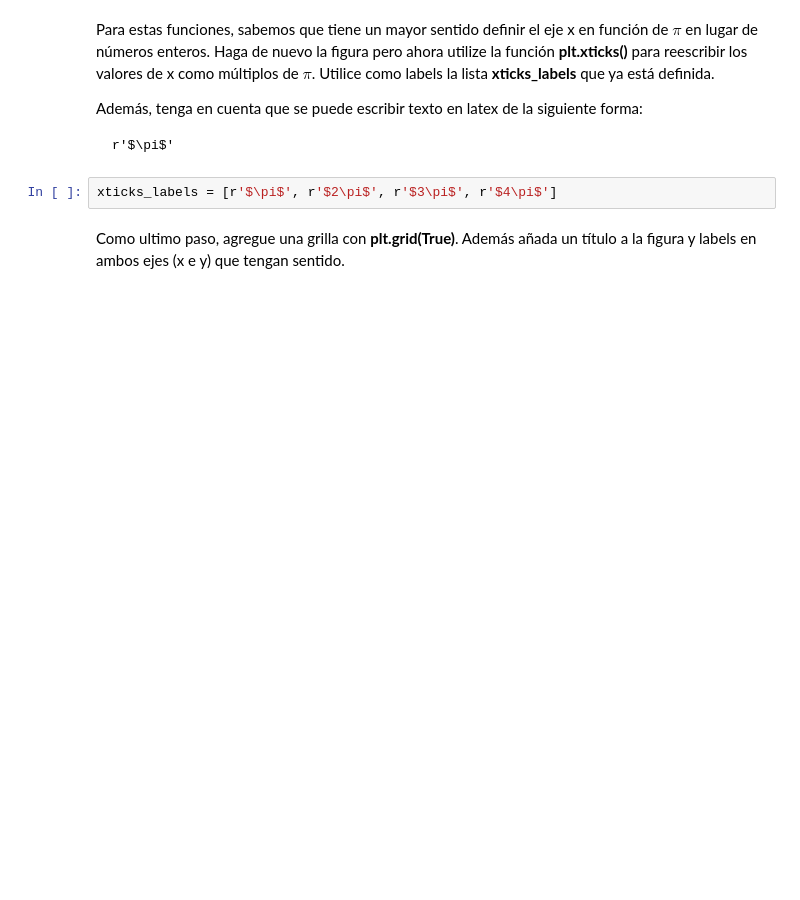
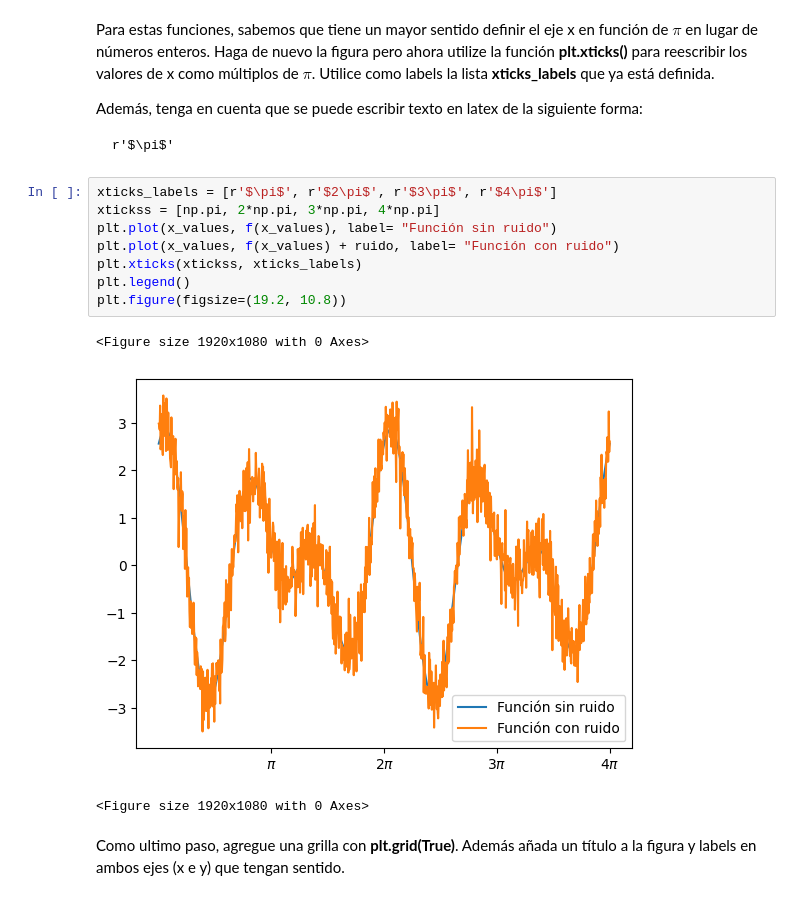
Before and after one commit to Vlxn761/Tarea-1, a Jupyter notebook: Tarea_1.ipynb, the cells around one changed output. Saved outputs shown, nothing was run; the diff lists cells and outputs as text; blank space fills up the shorter version.

````diff
--- a/Tarea_1.ipynb
+++ b/Tarea_1.ipynb
@@ -292,7 +301,17 @@ Además, tenga en cuenta que se puede escribir texto en latex de la siguiente fo
 ```
 r'$\pi$'
 ```
-# %%
-xticks_labels = [r'$\pi$', r'$2\pi$', r'$3\pi$', r'$4\pi$']
+# %%
+xticks_labels = [r'$\pi$', r'$2\pi$', r'$3\pi$', r'$4\pi$']
+xtickss = [np.pi, 2*np.pi, 3*np.pi, 4*np.pi]
+plt.plot(x_values, f(x_values), label= "Función sin ruido")
+plt.plot(x_values, f(x_values) + ruido, label= "Función con ruido")
+plt.xticks(xtickss, xticks_labels)
+plt.legend()
+plt.figure(figsize=(19.2, 10.8))
+# %% [output]
+<Figure size 1920x1080 with 0 Axes>
+[figure, added]
+<Figure size 1920x1080 with 0 Axes>
 # %% [markdown]
 Como ultimo paso, agregue una grilla con **plt.grid(True)**. Además añada un título a la figura y labels en ambos ejes (x e y) que tengan sentido.
````
Also changed, not shown: parts of 17 cells of this notebook.
